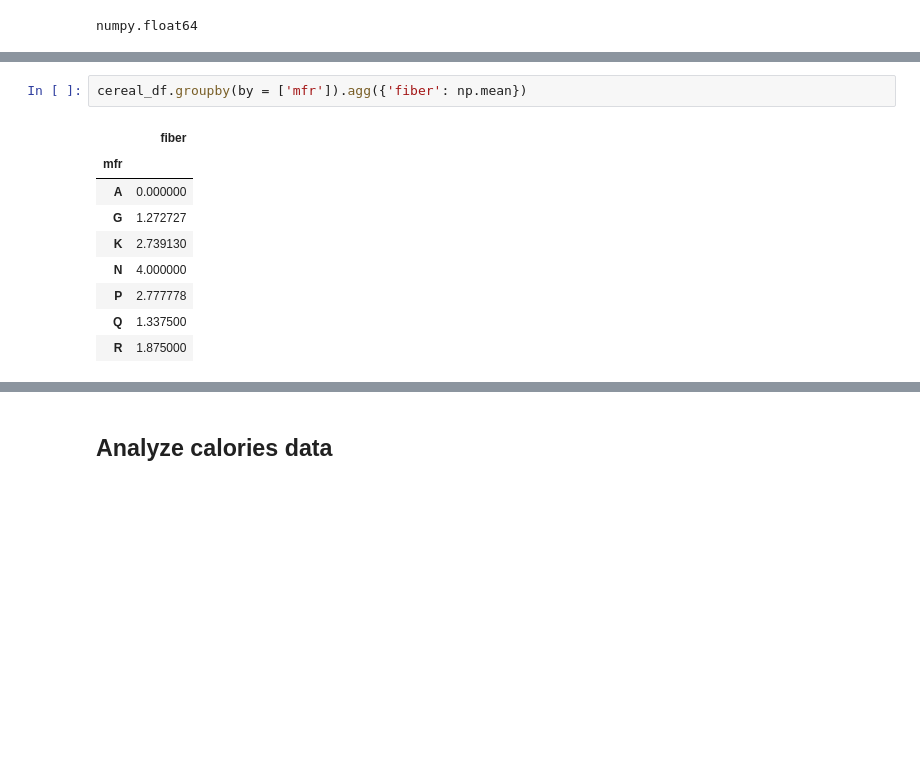
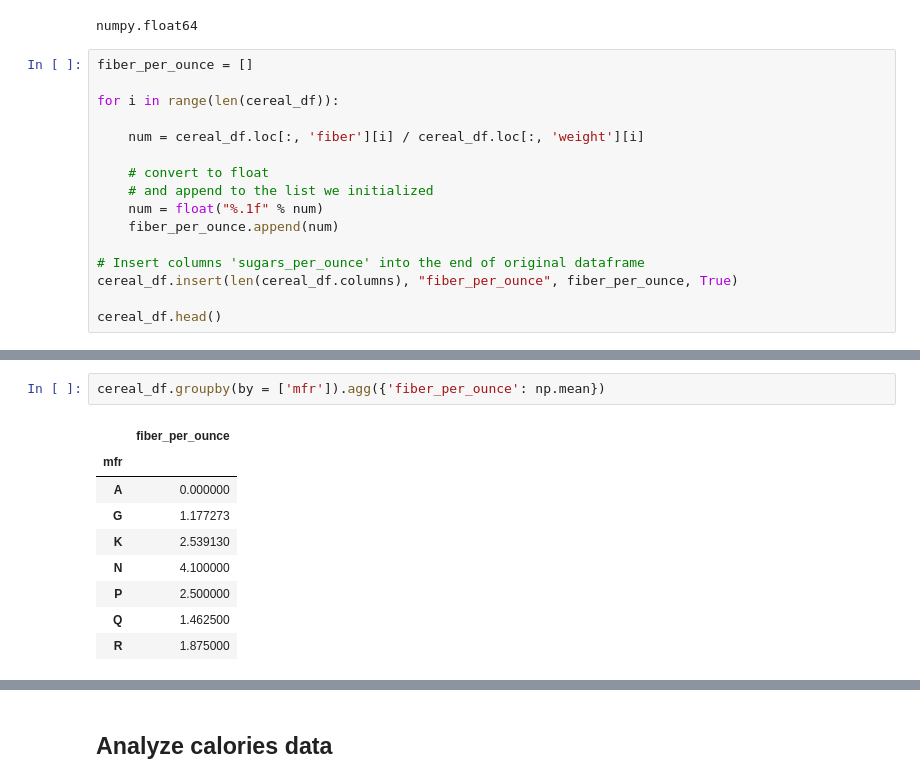
Before and after one commit to seanwhitee/nutrition-data-analysis, a Jupyter notebook: nutrition-data-analysis.ipynb, the cells around one changed output, grey strips where cells are left out. Drawn from its saved outputs; the diff is of its cells as text; blank space fills up the shorter version.

```diff
--- a/nutrition-data-analysis.ipynb
+++ b/nutrition-data-analysis.ipynb
@@ -157,3 +187,19 @@ cereal_df.head()
 type(cereal_df.loc[:, 'fiber'][0])
 # %% [output]
 numpy.float64
+# %%
+fiber_per_ounce = []
+
+for i in range(len(cereal_df)):
+
+    num = cereal_df.loc[:, 'fiber'][i] / cereal_df.loc[:, 'weight'][i]
+
+    # convert to float
+    # and append to the list we initialized
+    num = float("%.1f" % num)
+    fiber_per_ounce.append(num)
+
+# Insert columns 'sugars_per_ounce' into the end of original dataframe
+cereal_df.insert(len(cereal_df.columns), "fiber_per_ounce", fiber_per_ounce, True)
+
+cereal_df.head()
@@ -160,14 +213,14 @@ numpy.float64
 # %%
-cereal_df.groupby(by = ['mfr']).agg({'fiber': np.mean})
+cereal_df.groupby(by = ['mfr']).agg({'fiber_per_ounce': np.mean})
 # %% [output]
-|  | fiber |
+|  | fiber_per_ounce |
 | mfr |  |
 | A | 0.000000 |
-| G | 1.272727 |
-| K | 2.739130 |
-| N | 4.000000 |
-| P | 2.777778 |
-| Q | 1.337500 |
+| G | 1.177273 |
+| K | 2.539130 |
+| N | 4.100000 |
+| P | 2.500000 |
+| Q | 1.462500 |
 | R | 1.875000 |
 # %%
 # group the dataframe based on the mfr(manufacturer)
```
Also changed, not shown: parts of 11 cells of this notebook.
